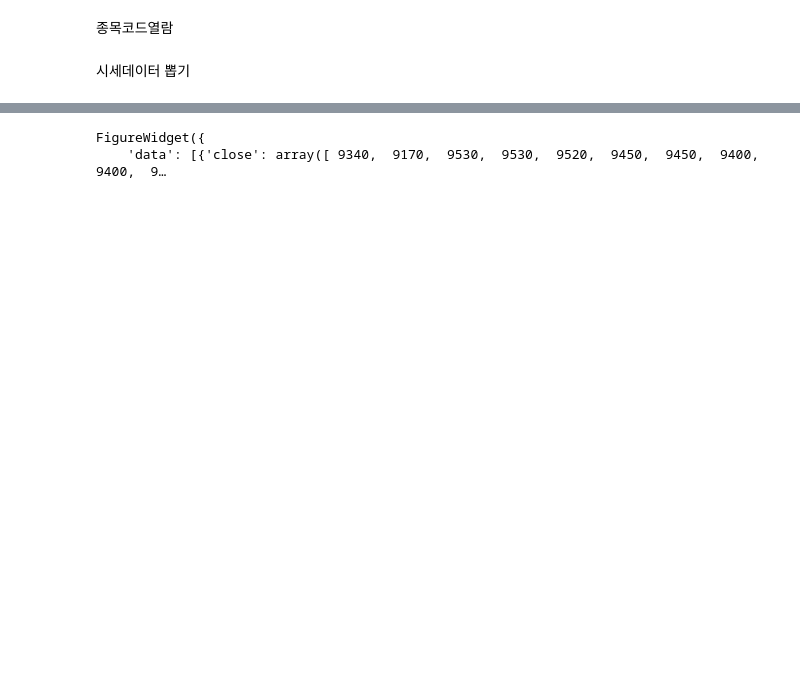
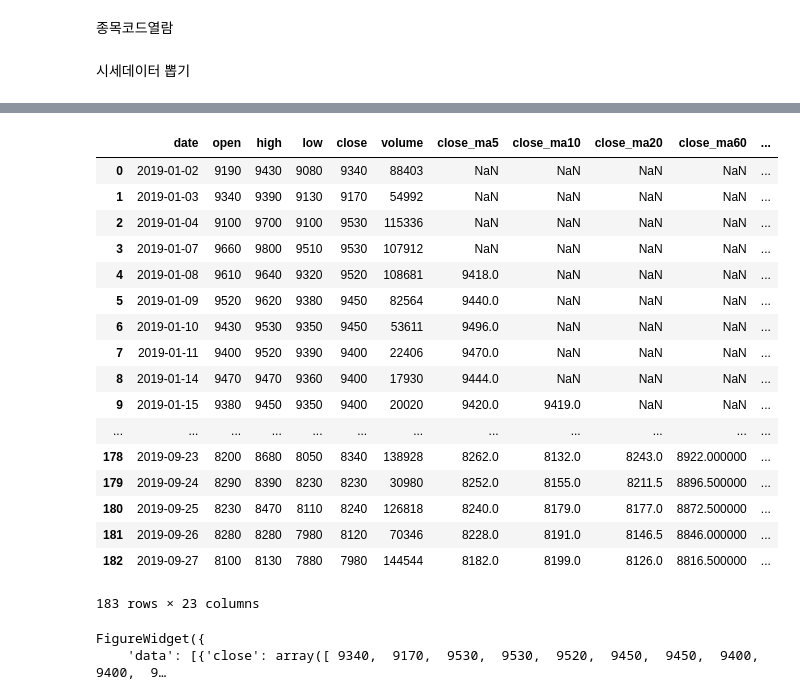
Before and after one commit to KIMJUNYOUNG0125/Strategy, a Jupyter notebook: find_drawing_chart.ipynb, the cells around one changed output, grey strips where cells are left out. Cells and saved outputs as stored; diff of their text form; code cells hidden in the pictures; blank space fills up the shorter version.

Commit message:
20191010_prepro for marking

```diff
--- a/find_drawing_chart.ipynb
+++ b/find_drawing_chart.ipynb
@@ -63,0 +72,29 @@ df = preprocesser.stochastic(df)
+# %%
+def decide_network(training_data):
+    #self.chart_data = chart_data
+    #training data에 레이아웃 추가할 것
+    '''
+    training_data['ACTION_BUY'] = 0
+    training_data['ACTION_SELL'] = 0
+    training_data['ACTION_HOLD'] = 0
+    # hold 초기값 주기
+    training_data['ACTION_HOLD'].iloc[0] = 1
+    '''
+    training_data['ma_g_c'] = None
+    training_data['ma_d_c'] = None
+
+    for i in range(1,len(training_data)):
+        # 5 20 골든크로스 marking 용
+
+        if (training_data['close_ma5'].iloc[i-1] < training_data['close_ma20'].iloc[i-1]) and \
+            (training_data['close_ma5'].iloc[i] >= training_data['close_ma20'].iloc[i]):
+            training_data['ma_g_c'].iloc[i] = training_data['close_ma5'].iloc[i]
+
+        elif (training_data['close_ma5'].iloc[i-1] >= training_data['close_ma20'].iloc[i-1]) and \
+            (training_data['close_ma5'].iloc[i] < training_data['close_ma20'].iloc[i]):
+            training_data['ma_d_c'].iloc[i] = training_data['close_ma5'].iloc[i]
+
+        else:
+            pass
+
+    return training_data
@@ -64,3 +137,24 @@ df = preprocesser.stochastic(df)
+# %%
+decide_network(df)
+# %% [output]
+|  | date | open | high | low | close | volume | close_ma5 | close_ma10 | close_ma20 | close_ma60 | ... |
+| 0 | 2019-01-02 | 9190 | 9430 | 9080 | 9340 | 88403 | NaN | NaN | NaN | NaN | ... |
+| 1 | 2019-01-03 | 9340 | 9390 | 9130 | 9170 | 54992 | NaN | NaN | NaN | NaN | ... |
+| 2 | 2019-01-04 | 9100 | 9700 | 9100 | 9530 | 115336 | NaN | NaN | NaN | NaN | ... |
+| 3 | 2019-01-07 | 9660 | 9800 | 9510 | 9530 | 107912 | NaN | NaN | NaN | NaN | ... |
+| 4 | 2019-01-08 | 9610 | 9640 | 9320 | 9520 | 108681 | 9418.0 | NaN | NaN | NaN | ... |
+| 5 | 2019-01-09 | 9520 | 9620 | 9380 | 9450 | 82564 | 9440.0 | NaN | NaN | NaN | ... |
+| 6 | 2019-01-10 | 9430 | 9530 | 9350 | 9450 | 53611 | 9496.0 | NaN | NaN | NaN | ... |
+| 7 | 2019-01-11 | 9400 | 9520 | 9390 | 9400 | 22406 | 9470.0 | NaN | NaN | NaN | ... |
+| 8 | 2019-01-14 | 9470 | 9470 | 9360 | 9400 | 17930 | 9444.0 | NaN | NaN | NaN | ... |
+| 9 | 2019-01-15 | 9380 | 9450 | 9350 | 9400 | 20020 | 9420.0 | 9419.0 | NaN | NaN | ... |
+| ... | ... | ... | ... | ... | ... | ... | ... | ... | ... | ... | ... |
+| 178 | 2019-09-23 | 8200 | 8680 | 8050 | 8340 | 138928 | 8262.0 | 8132.0 | 8243.0 | 8922.000000 | ... |
+| 179 | 2019-09-24 | 8290 | 8390 | 8230 | 8230 | 30980 | 8252.0 | 8155.0 | 8211.5 | 8896.500000 | ... |
+| 180 | 2019-09-25 | 8230 | 8470 | 8110 | 8240 | 126818 | 8240.0 | 8179.0 | 8177.0 | 8872.500000 | ... |
+| 181 | 2019-09-26 | 8280 | 8280 | 7980 | 8120 | 70346 | 8228.0 | 8191.0 | 8146.5 | 8846.000000 | ... |
+| 182 | 2019-09-27 | 8100 | 8130 | 7880 | 7980 | 144544 | 8182.0 | 8199.0 | 8126.0 | 8816.500000 | ... |
+183 rows × 23 columns
 # %%
 %matplotlib inline
 import plotly.offline as offline
```
Also changed, not shown: parts of 3 cells of this notebook.
